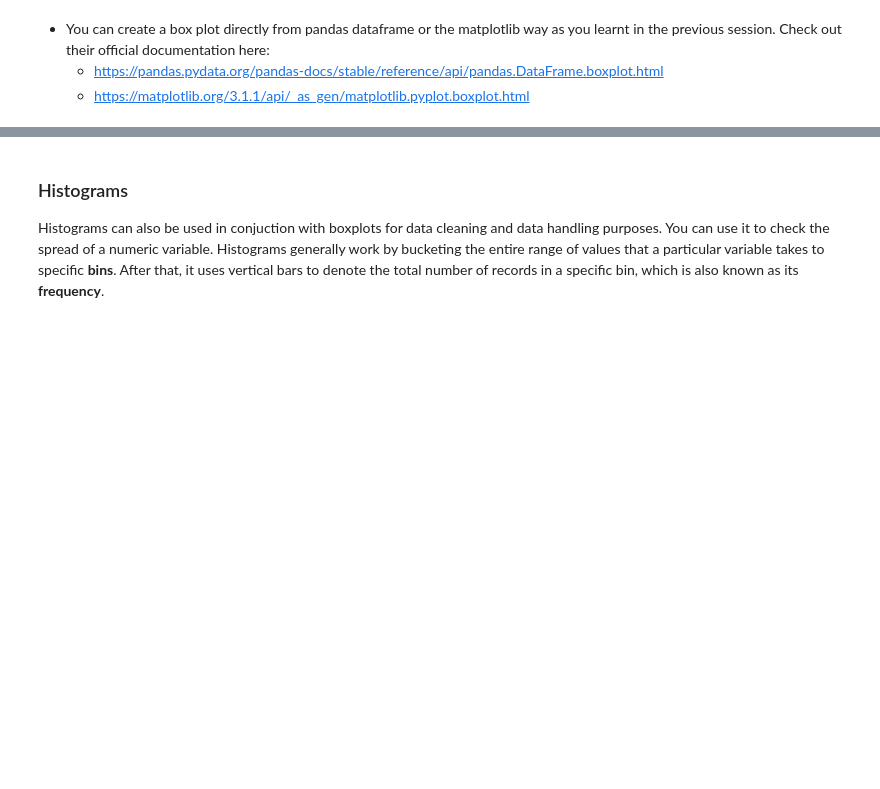
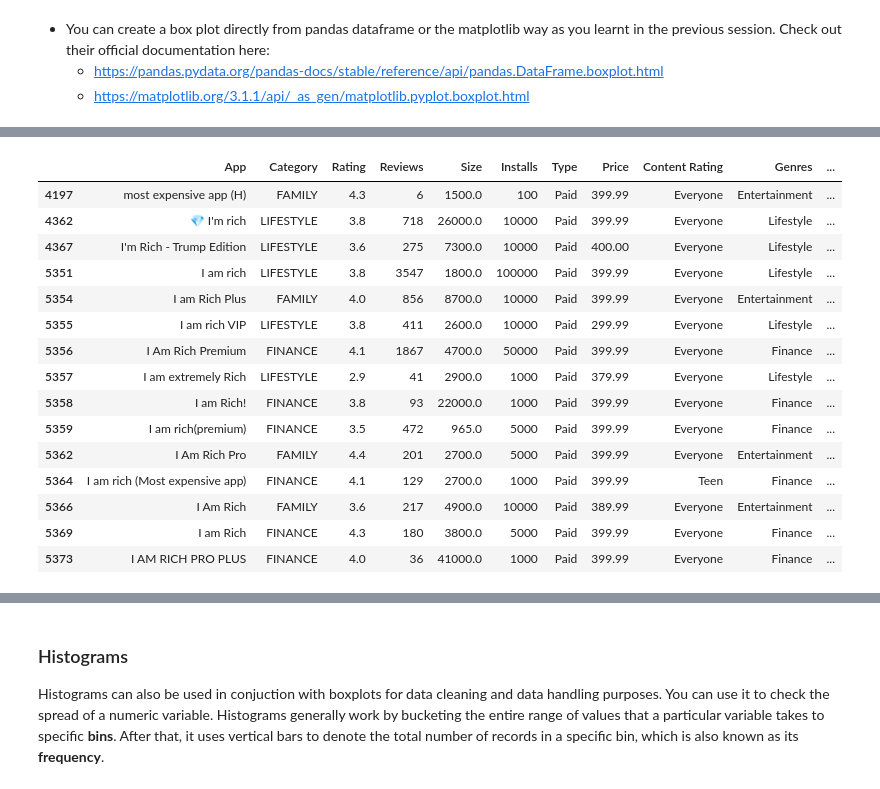
Before and after one commit to teerapat1739/multipurpose-jupyter-notebook, a Jupyter notebook: notebooks/Data Visualisation in Python - Case Study.ipynb, the cells around one changed output, grey strips where cells are left out. Cells and saved outputs as stored; diff of their text form; code cells hidden in the pictures; blank space fills up the shorter version.

```diff
--- a/notebooks/Data Visualisation in Python - Case Study.ipynb
+++ b/notebooks/Data Visualisation in Python - Case Study.ipynb
@@ -379,4 +383,22 @@ Using a box plot you can identify the outliers as follows:
 # %%
 #Check the apps with price more than 200
+inp1[inp1.Price > 200]
+# %% [output]
+|  | App | Category | Rating | Reviews | Size | Installs | Type | Price | Content Rating | Genres | ... |
+| 4197 | most expensive app (H) | FAMILY | 4.3 | 6 | 1500.0 | 100 | Paid | 399.99 | Everyone | Entertainment | ... |
+| 4362 | 💎 I'm rich | LIFESTYLE | 3.8 | 718 | 26000.0 | 10000 | Paid | 399.99 | Everyone | Lifestyle | ... |
+| 4367 | I'm Rich - Trump Edition | LIFESTYLE | 3.6 | 275 | 7300.0 | 10000 | Paid | 400.00 | Everyone | Lifestyle | ... |
+| 5351 | I am rich | LIFESTYLE | 3.8 | 3547 | 1800.0 | 100000 | Paid | 399.99 | Everyone | Lifestyle | ... |
+| 5354 | I am Rich Plus | FAMILY | 4.0 | 856 | 8700.0 | 10000 | Paid | 399.99 | Everyone | Entertainment | ... |
+| 5355 | I am rich VIP | LIFESTYLE | 3.8 | 411 | 2600.0 | 10000 | Paid | 299.99 | Everyone | Lifestyle | ... |
+| 5356 | I Am Rich Premium | FINANCE | 4.1 | 1867 | 4700.0 | 50000 | Paid | 399.99 | Everyone | Finance | ... |
+| 5357 | I am extremely Rich | LIFESTYLE | 2.9 | 41 | 2900.0 | 1000 | Paid | 379.99 | Everyone | Lifestyle | ... |
+| 5358 | I am Rich! | FINANCE | 3.8 | 93 | 22000.0 | 1000 | Paid | 399.99 | Everyone | Finance | ... |
+| 5359 | I am rich(premium) | FINANCE | 3.5 | 472 | 965.0 | 5000 | Paid | 399.99 | Everyone | Finance | ... |
+| 5362 | I Am Rich Pro | FAMILY | 4.4 | 201 | 2700.0 | 5000 | Paid | 399.99 | Everyone | Entertainment | ... |
+| 5364 | I am rich (Most expensive app) | FINANCE | 4.1 | 129 | 2700.0 | 1000 | Paid | 399.99 | Teen | Finance | ... |
+| 5366 | I Am Rich | FAMILY | 3.6 | 217 | 4900.0 | 10000 | Paid | 389.99 | Everyone | Entertainment | ... |
+| 5369 | I am Rich | FINANCE | 4.3 | 180 | 3800.0 | 5000 | Paid | 399.99 | Everyone | Finance | ... |
+| 5373 | I AM RICH PRO PLUS | FINANCE | 4.0 | 36 | 41000.0 | 1000 | Paid | 399.99 | Everyone | Finance | ... |
 # %%
 #Clean the Price column
```
Also changed, not shown: parts of 11 cells of this notebook, 1 other file.
